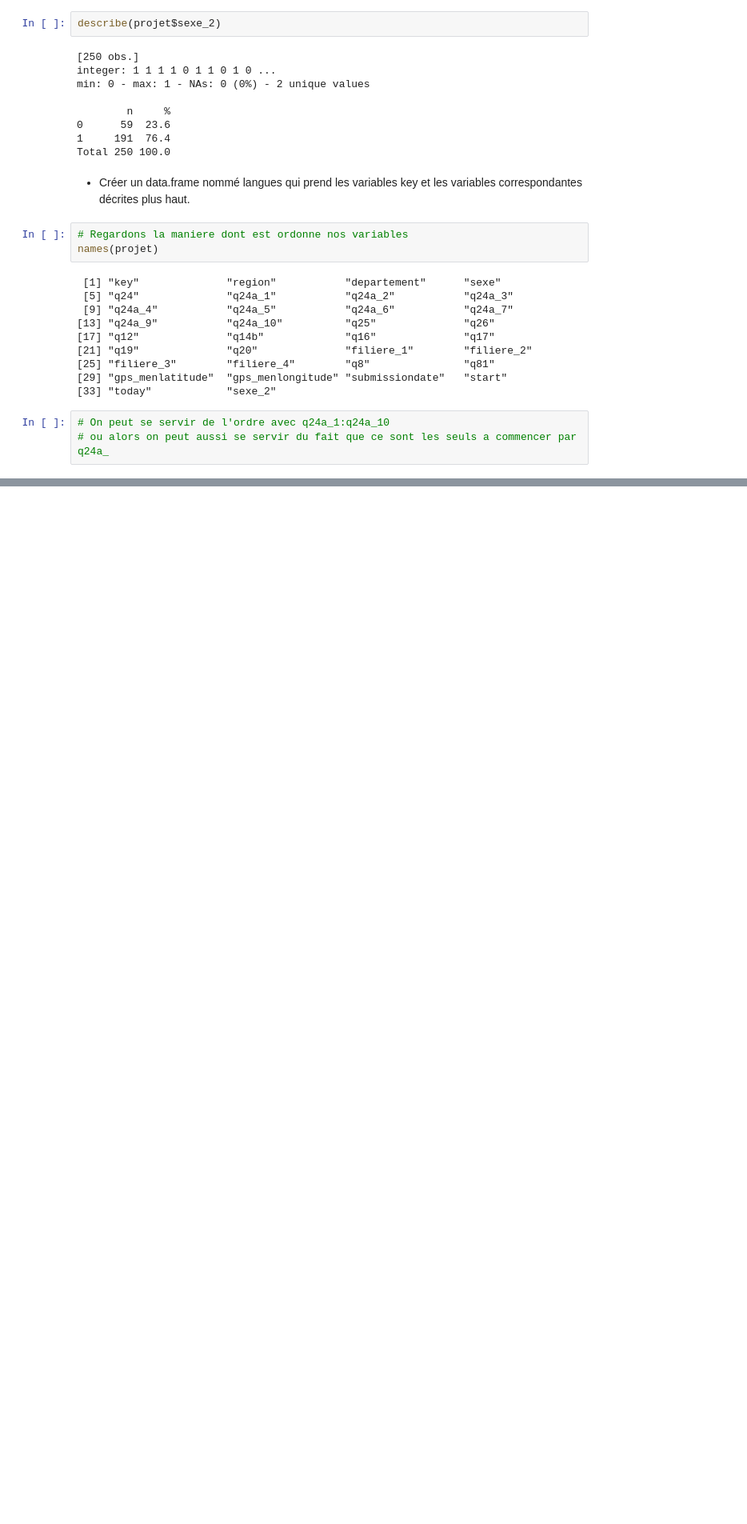
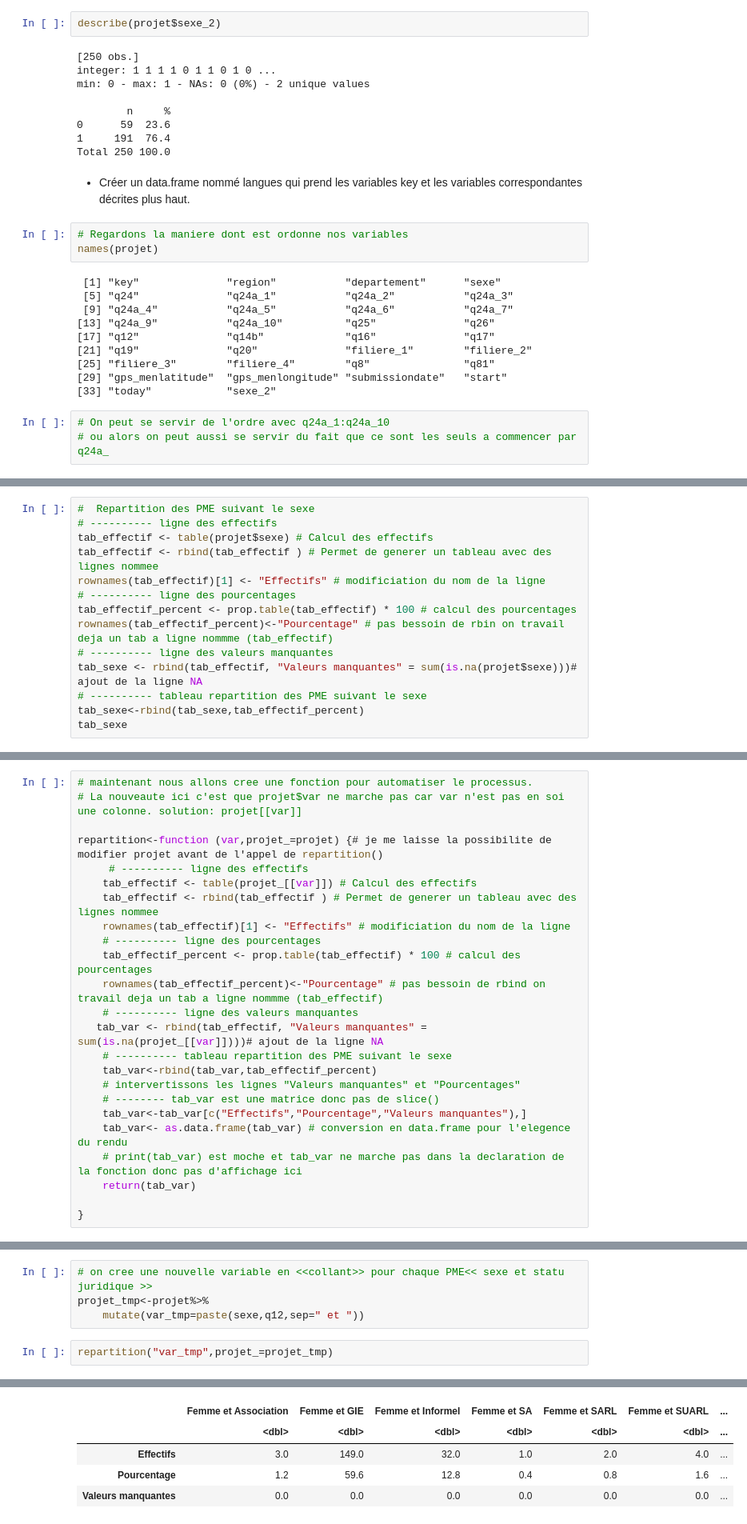
Before and after one commit to Mafieuu/ISE1_Cours-R-exploration-de-donnees, a Jupyter notebook: script/main.ipynb, the cells around one changed output, grey strips where cells are left out. Shown: that part at 80% size. Drawn from its saved outputs; the diff is of its cells as text; blank space fills up the shorter version.

```diff
--- a/script/main.ipynb
+++ b/script/main.ipynb
@@ -97,0 +170,14 @@ ERROR: Error in parse(text = x, srcfile = src): <text>:2:0: fin d'entrée inatte
+# %%
+#  Repartition des PME suivant le sexe
+# ---------- ligne des effectifs
+tab_effectif <- table(projet$sexe) # Calcul des effectifs
+tab_effectif <- rbind(tab_effectif ) # Permet de generer un tableau avec des lignes nommee
+rownames(tab_effectif)[1] <- "Effectifs" # modificiation du nom de la ligne
+# ---------- ligne des pourcentages
+tab_effectif_percent <- prop.table(tab_effectif) * 100 # calcul des pourcentages
+rownames(tab_effectif_percent)<-"Pourcentage" # pas bessoin de rbin on travail deja un tab a ligne nommme (tab_effectif)
+# ---------- ligne des valeurs manquantes
+tab_sexe <- rbind(tab_effectif, "Valeurs manquantes" = sum(is.na(projet$sexe)))# ajout de la ligne NA
+# ---------- tableau repartition des PME suivant le sexe
+tab_sexe<-rbind(tab_sexe,tab_effectif_percent)
+tab_sexe
@@ -97,0 +201,24 @@ ERROR: Error in parse(text = x, srcfile = src): <text>:2:0: fin d'entrée inatte
+# %%
+# maintenant nous allons cree une fonction pour automatiser le processus.
+# La nouveaute ici c'est que projet$var ne marche pas car var n'est pas en soi une colonne. solution: projet[[var]]
+
+repartition<-function (var,projet_=projet) {# je me laisse la possibilite de modifier projet avant de l'appel de repartition()
+     # ---------- ligne des effectifs
+    tab_effectif <- table(projet_[[var]]) # Calcul des effectifs
+    tab_effectif <- rbind(tab_effectif ) # Permet de generer un tableau avec des lignes nommee
+    rownames(tab_effectif)[1] <- "Effectifs" # modificiation du nom de la ligne
+    # ---------- ligne des pourcentages
+    tab_effectif_percent <- prop.table(tab_effectif) * 100 # calcul des pourcentages
+    rownames(tab_effectif_percent)<-"Pourcentage" # pas bessoin de rbind on travail deja un tab a ligne nommme (tab_effectif)
+    # ---------- ligne des valeurs manquantes
+   tab_var <- rbind(tab_effectif, "Valeurs manquantes" = sum(is.na(projet_[[var]])))# ajout de la ligne NA
+    # ---------- tableau repartition des PME suivant le sexe
+    tab_var<-rbind(tab_var,tab_effectif_percent)
+    # intervertissons les lignes "Valeurs manquantes" et "Pourcentages"
+    # -------- tab_var est une matrice donc pas de slice()
+    tab_var<-tab_var[c("Effectifs","Pourcentage","Valeurs manquantes"),]
+    tab_var<- as.data.frame(tab_var) # conversion en data.frame pour l'elegence du rendu
+    # print(tab_var) est moche et tab_var ne marche pas dans la declaration de la fonction donc pas d'affichage ici
+    return(tab_var)
+
+}
@@ -97,0 +260,7 @@ ERROR: Error in parse(text = x, srcfile = src): <text>:2:0: fin d'entrée inatte
+# %%
+# on cree une nouvelle variable en <<collant>> pour chaque PME<< sexe et statu juridique >>
+projet_tmp<-projet%>%
+    mutate(var_tmp=paste(sexe,q12,sep=" et "))
+# %%
+repartition("var_tmp",projet_=projet_tmp)
+# %% [output]
@@ -97,0 +268,5 @@ ERROR: Error in parse(text = x, srcfile = src): <text>:2:0: fin d'entrée inatte
+|  | Femme et Association | Femme et GIE | Femme et Informel | Femme et SA | Femme et SARL | Femme et SUARL | ... |
+|  | <dbl> | <dbl> | <dbl> | <dbl> | <dbl> | <dbl> | ... |
+| Effectifs | 3.0 | 149.0 | 32.0 | 1.0 | 2.0 | 4.0 | ... |
+| Pourcentage | 1.2 | 59.6 | 12.8 | 0.4 | 0.8 | 1.6 | ... |
+| Valeurs manquantes | 0.0 | 0.0 | 0.0 | 0.0 | 0.0 | 0.0 | ... |
```
Also changed, not shown: parts of 36 cells of this notebook.
